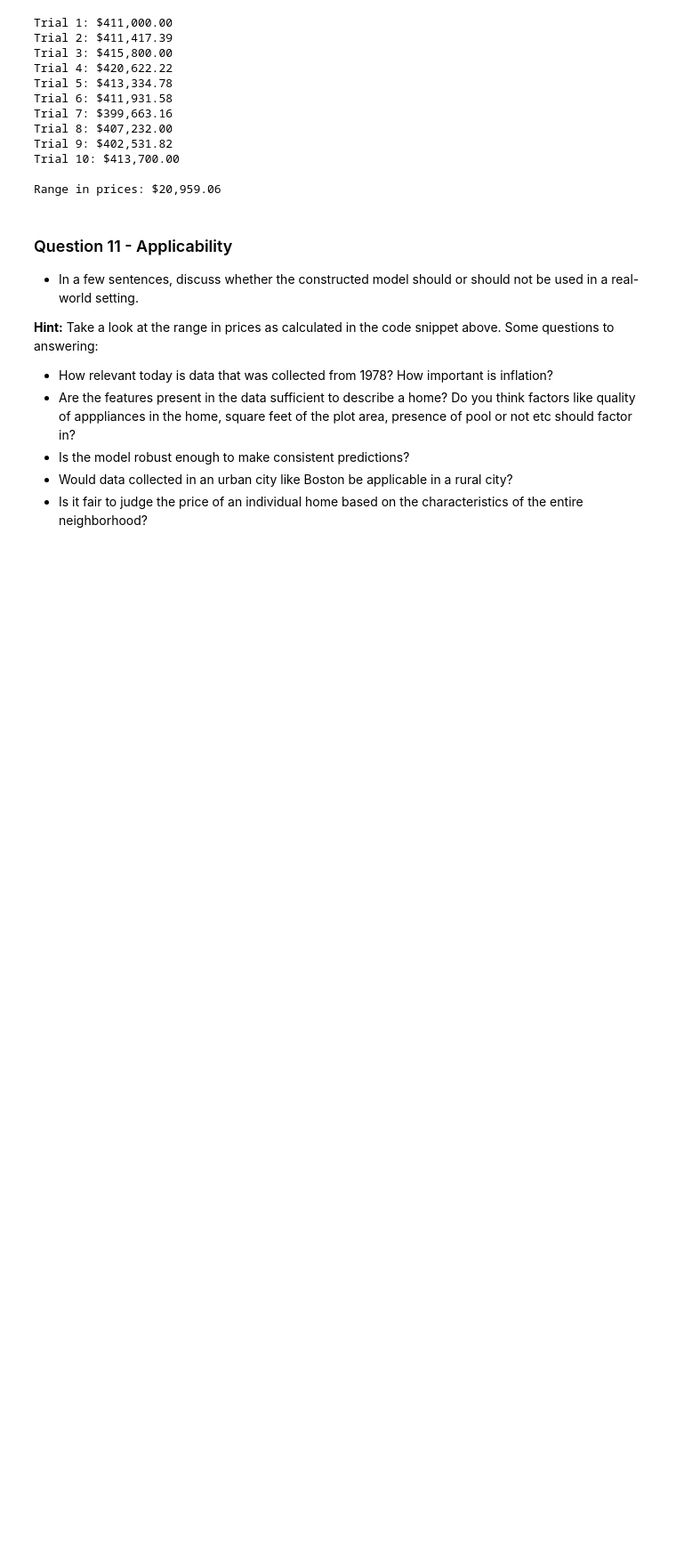
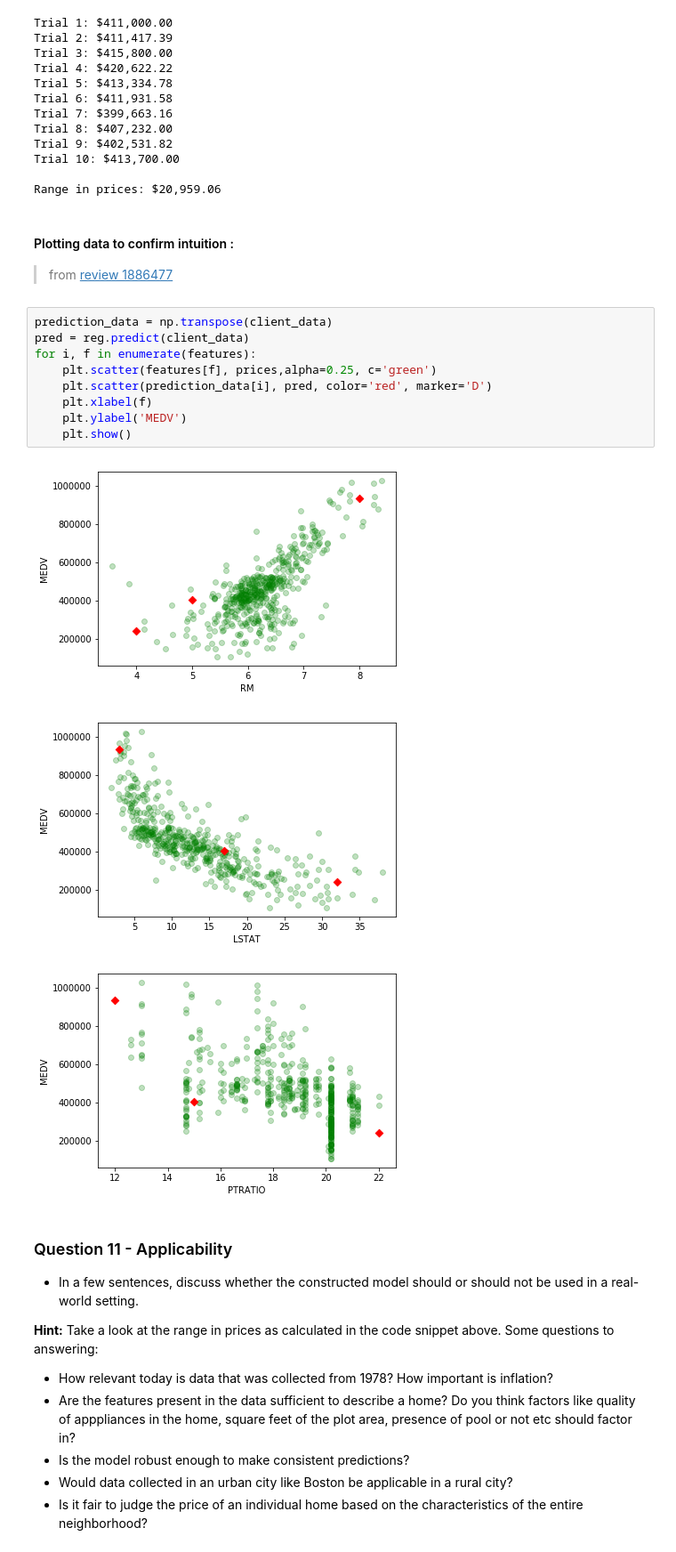
Before and after one commit to FadyMorris/udacity-machine-learning-nanodegree, a Jupyter notebook: projects/p1_boston_housing/boston_housing.ipynb, the cells around one changed output. Shown: that part at 89% size. Saved outputs shown, nothing was run; the diff lists cells and outputs as text; blank space fills up the shorter version.

```diff
--- a/projects/p1_boston_housing/boston_housing.ipynb
+++ b/projects/p1_boston_housing/boston_housing.ipynb
@@ -434,6 +450,22 @@ Trial 9: $402,531.82
 Trial 10: $413,700.00
 
 Range in prices: $20,959.06
+# %% [markdown]
+#### Plotting data to confirm intuition :
+> from [review 1886477](https://review.udacity.com/#!/reviews/1886477)
+# %%
+prediction_data = np.transpose(client_data)
+pred = reg.predict(client_data)
+for i, f in enumerate(features):
+    plt.scatter(features[f], prices,alpha=0.25, c='green')
+    plt.scatter(prediction_data[i], pred, color='red', marker='D')
+    plt.xlabel(f)
+    plt.ylabel('MEDV')
+    plt.show()
+# %% [output]
+[figure, added]
+[figure, added]
+[figure, added]
 # %% [markdown]
 ### Question 11 - Applicability
 
```
Also changed, not shown: parts of 5 cells of this notebook, 2 other files.
